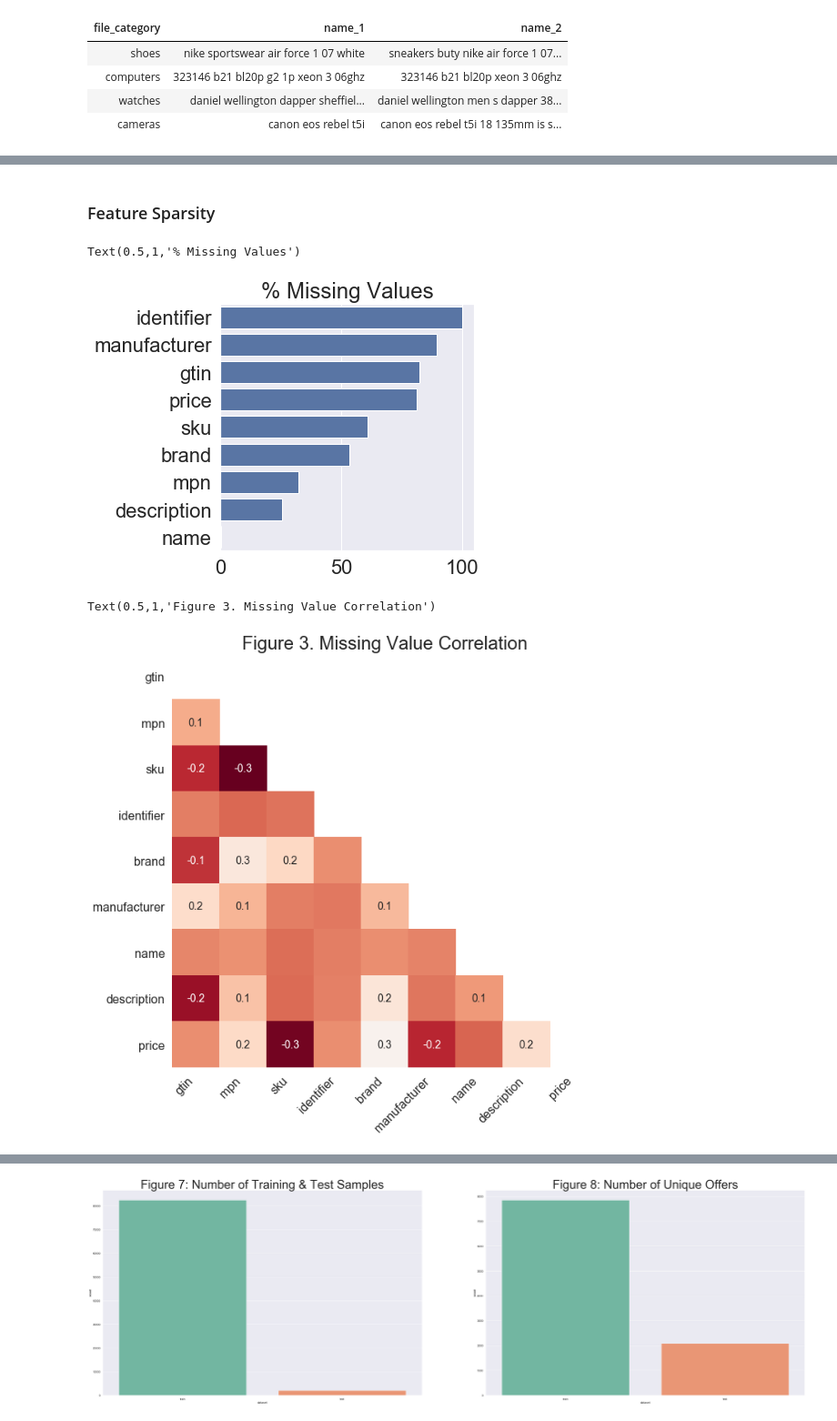
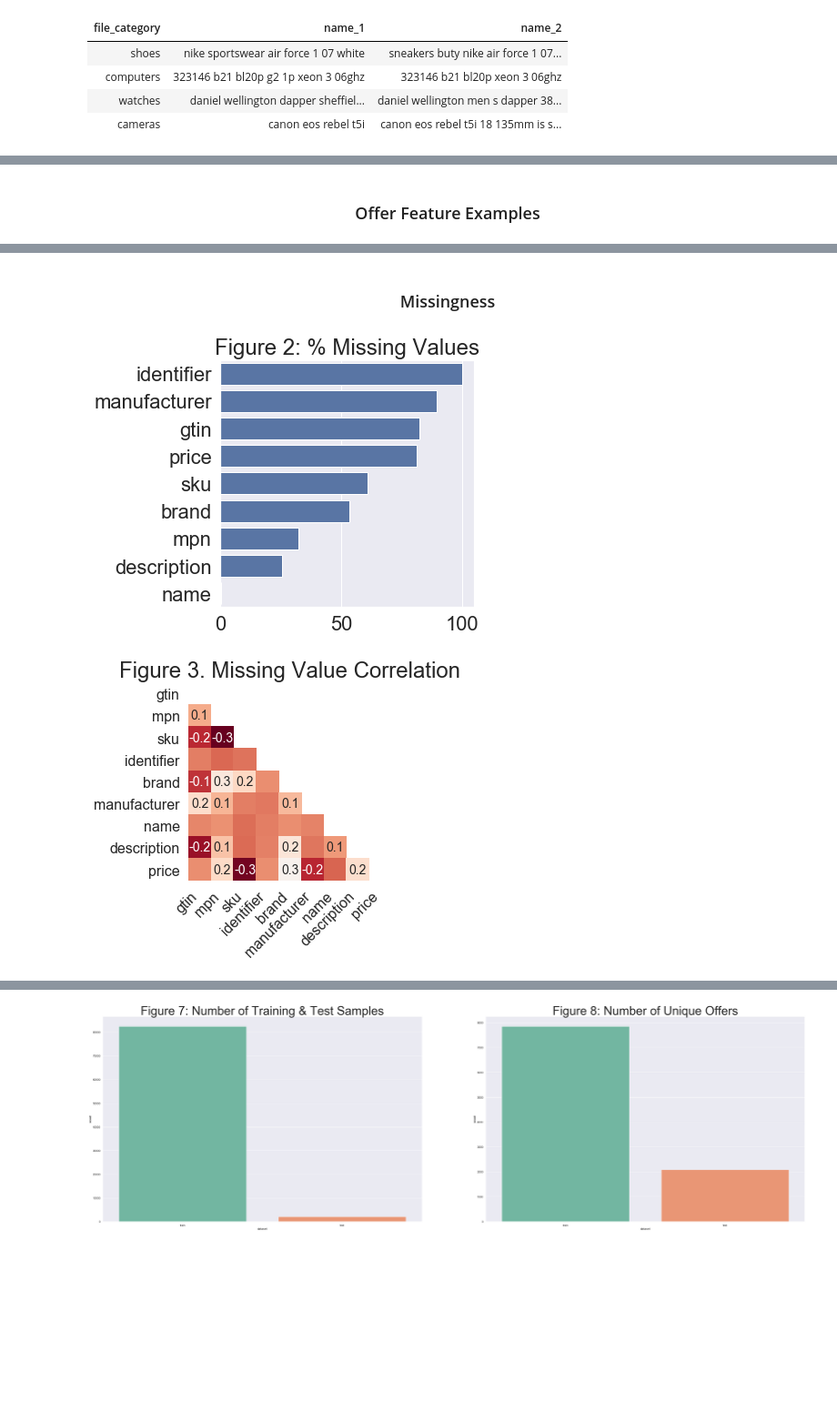
Before and after one commit to kylegilde/Entity-Matching-in-Online-Retail, a Jupyter notebook: Presentation.ipynb, the cells around one changed output, grey strips where cells are left out. Shown at 91% size. Cells and saved outputs as stored; diff of their text form; code cells hidden in the pictures; blank space fills up the shorter version.

Commit message:
new plots

```diff
--- a/Presentation.ipynb
+++ b/Presentation.ipynb
@@ -165,3 +169,5 @@ Text(0.5,1,'Top Domains')
+# %% [markdown]
+<h3><center>Offer Feature Examples</center></h3>
 # %%
 
 train_test_offer_features_only = train_test_offer_features[ALL_FEATURES]
@@ -173,8 +179,8 @@ display(HTML(train_test_offer_features_only.head(3).to_html(index=False)))
 | NaN | 672631b21 | NaN | NaN | hp enterprise | NaN | 672631 b21 hp 16gb 1x16gb sdram dimm | hp 16gb 1x16gb dual rank x4 pc3 1... | 155.94 |
 | NaN | 672631b21 | NaN | NaN | hp enterprise | NaN | 672631 b21 hp 16gb 1x16gb sdram dimm | hp 16gb 1x16gb dual rank x4 pc3 1... | 155.94 |
 | NaN | NaN | NaN | NaN | NaN | hp | hp 16gb ddr3 sdram memory module ... | NaN | NaN |
-# %% [markdown]
-### Feature Sparsity
+# %% [markdown]
+<h3><center>Missingness</center></h3>
 # %%
 null_percentages = calculate_percent_nulls(train_test_offer_features_only, print_series=False, return_series=True)
 nulls_by_index = train_test_offer_features[null_percentages.index].isnull().T
@@ -182,16 +188,14 @@ nulls_by_index = train_test_offer_features[null_percentages.index].isnull().T
 plt.figure(figsize=(5, 5))
 sns.set(font_scale=2)
 
-sns.barplot(x=null_percentages.values,
+ax = sns.barplot(x=null_percentages.values,
             y=null_percentages.index,
             color="b")\
-            .set_title('% Missing Values')
+            .set_title('Figure 2: % Missing Values')
 # %% [output]
-Text(0.5,1,'% Missing Values')
-[figure, old version]
+[figure, new version]
 # %%
 sns.set(font_scale=2)
-msno.heatmap(train_test_offer_features_only, figsize=(10, 10)).set_title("Figure 3. Missing Value Correlation")
+ax = msno.heatmap(train_test_offer_features_only, figsize=(4, 4)).set_title("Figure 3. Missing Value Correlation")
 # %% [output]
-Text(0.5,1,'Figure 3. Missing Value Correlation')
-[figure, old version]
+[figure, new version]
```
Also changed, not shown: parts of 55 cells of this notebook, 3 other files.
